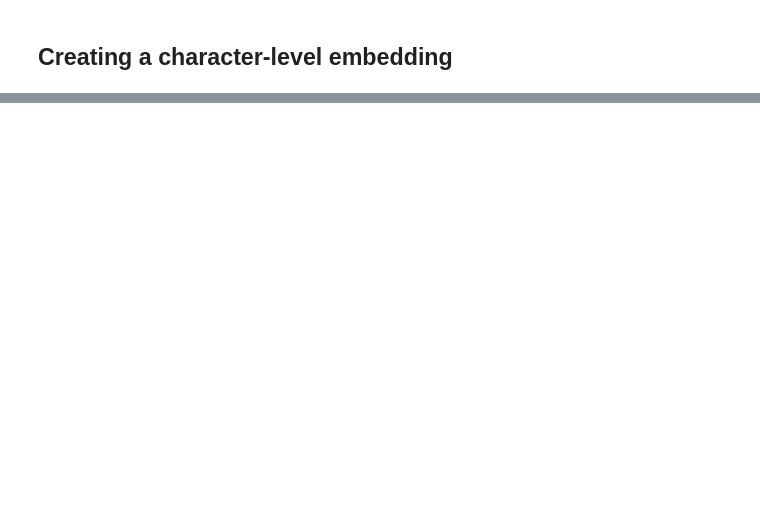
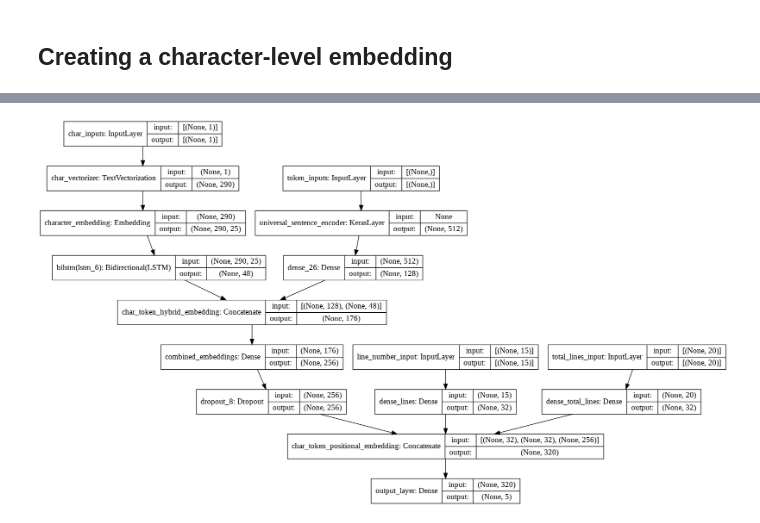
Before and after one commit to dfbeltran/tensorflow_tutorial, a Jupyter notebook: 09_SkimLit_NLP_milestone_project_2.ipynb, the cells around one changed output, grey strips where cells are left out. Cells and saved outputs as stored; diff of their text form; code cells hidden in the pictures; blank space fills up the shorter version.

```diff
--- a/09_SkimLit_NLP_milestone_project_2.ipynb
+++ b/09_SkimLit_NLP_milestone_project_2.ipynb
@@ -849,0 +1286,5 @@ Char embedded shape:
+# %%
+# Plot model_5 to explor it visually
+tf.keras.utils.plot_model(model_5, show_shapes=True)
+# %% [output]
+[figure, added]
```
Also changed, not shown: parts of 94 cells of this notebook.
